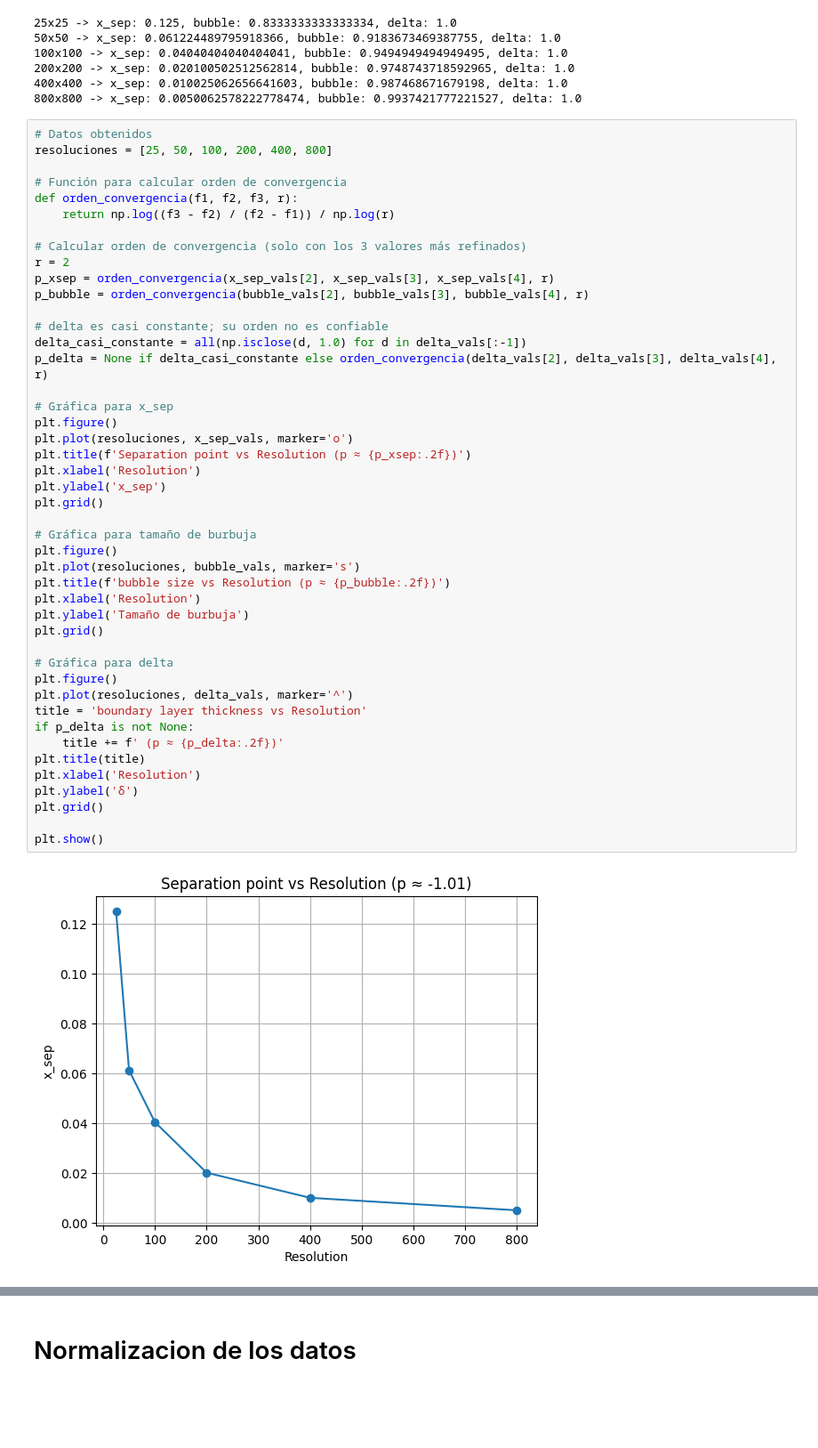
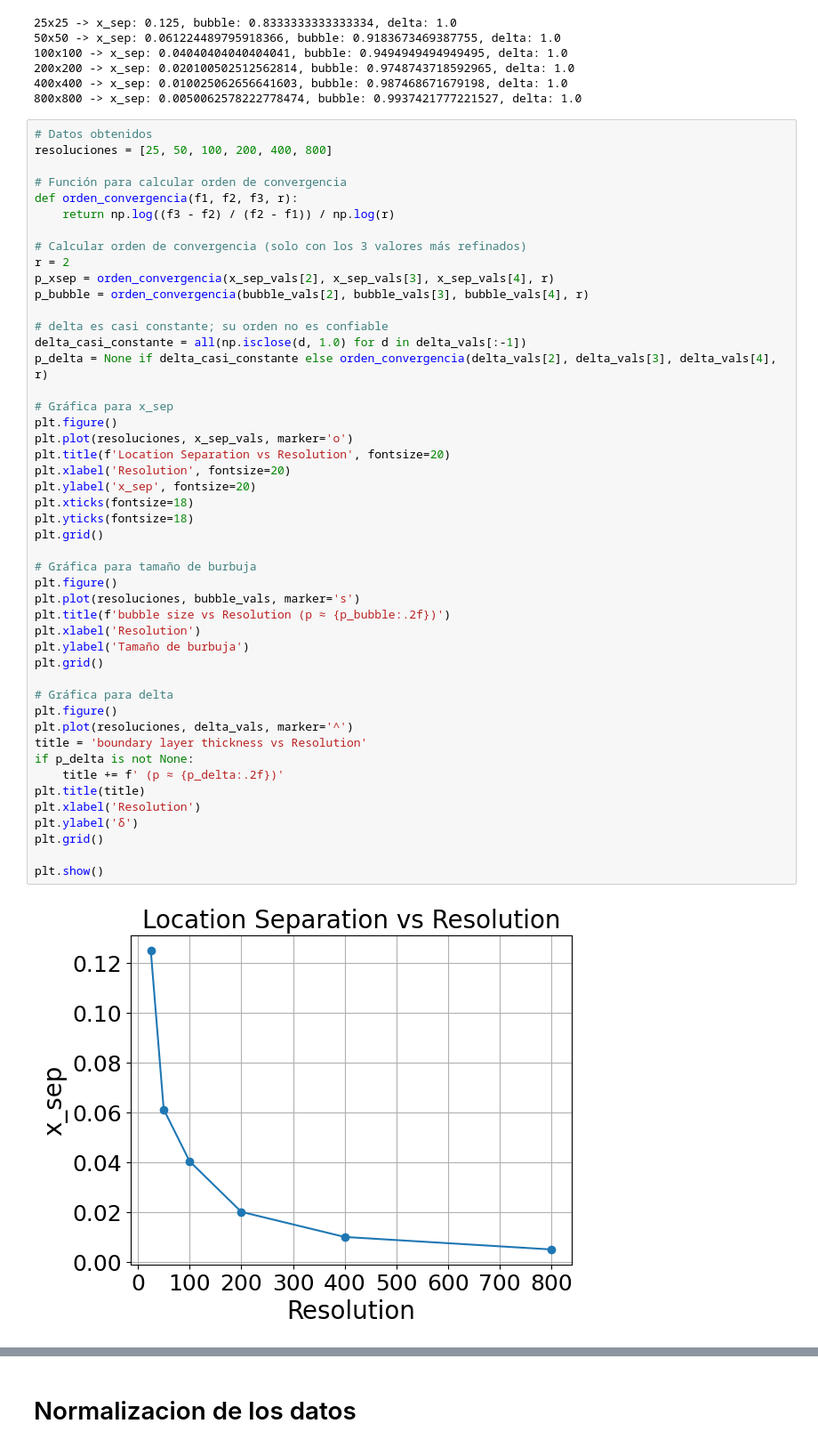
Before and after one commit to angelgvillatoro/bullville_M1, a Jupyter notebook: phd/notebook_simulacion_asimilacion_completo.ipynb, the cells around one changed output, grey strips where cells are left out. Shown at 89% size. Cells and saved outputs as stored; diff of their text form; blank space fills up the shorter version.

```diff
--- a/phd/notebook_simulacion_asimilacion_completo.ipynb
+++ b/phd/notebook_simulacion_asimilacion_completo.ipynb
@@ -729,37 +729,39 @@ p_bubble = orden_convergencia(bubble_vals[2], bubble_vals[3], bubble_vals[4], r)
 # delta es casi constante; su orden no es confiable
 delta_casi_constante = all(np.isclose(d, 1.0) for d in delta_vals[:-1])
 p_delta = None if delta_casi_constante else orden_convergencia(delta_vals[2], delta_vals[3], delta_vals[4], r)
 
 # Gráfica para x_sep
 plt.figure()
 plt.plot(resoluciones, x_sep_vals, marker='o')
-plt.title(f'Separation point vs Resolution (p ≈ {p_xsep:.2f})')
-plt.xlabel('Resolution')
-plt.ylabel('x_sep')
+plt.title(f'Location Separation vs Resolution', fontsize=20)
+plt.xlabel('Resolution', fontsize=20)
+plt.ylabel('x_sep', fontsize=20)
+plt.xticks(fontsize=18)
+plt.yticks(fontsize=18)
 plt.grid()
 
 # Gráfica para tamaño de burbuja
 plt.figure()
 plt.plot(resoluciones, bubble_vals, marker='s')
 plt.title(f'bubble size vs Resolution (p ≈ {p_bubble:.2f})')
 plt.xlabel('Resolution')
 plt.ylabel('Tamaño de burbuja')
 plt.grid()
 
 # Gráfica para delta
 plt.figure()
 plt.plot(resoluciones, delta_vals, marker='^')
 title = 'boundary layer thickness vs Resolution'
 if p_delta is not None:
     title += f' (p ≈ {p_delta:.2f})'
 plt.title(title)
 plt.xlabel('Resolution')
 plt.ylabel('δ')
 plt.grid()
 
 plt.show()
 # %% [output]
-[figure, old version]
+[figure, new version]
 [figure]
 [figure]
 # %% [markdown]
```
Also changed, not shown: parts of 11 cells of this notebook, 16 other files.
